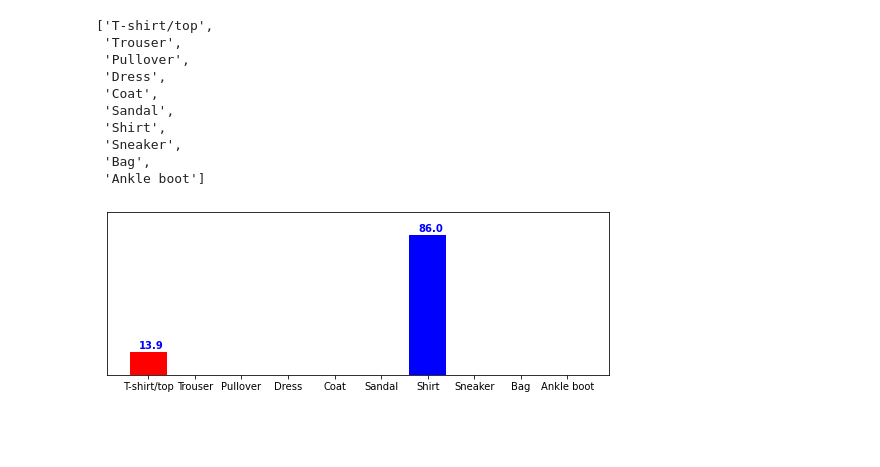
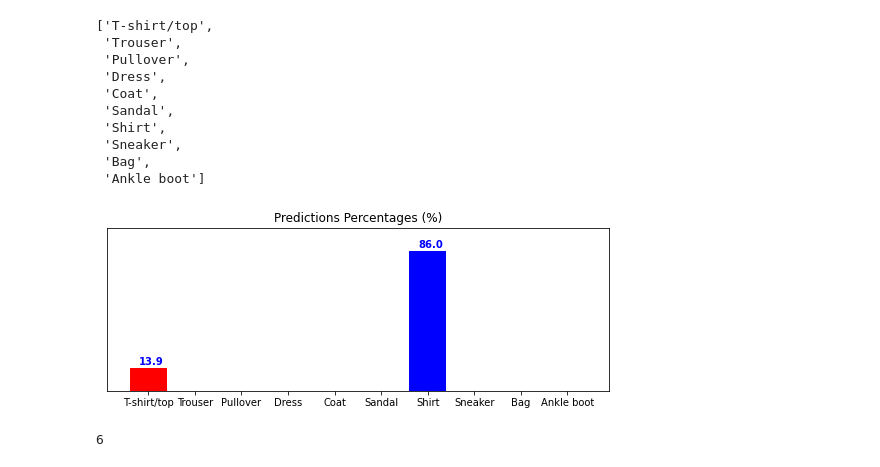
Before and after one commit to lopespaula/MachineLearningProject, a Jupyter notebook: mnist_final.ipynb, the cells around one changed output. Drawn from its saved outputs; the diff is of its cells as text; code cells hidden in the pictures; blank space fills up the shorter version.

```diff
--- a/mnist_final.ipynb
+++ b/mnist_final.ipynb
@@ -338,25 +338,30 @@ class_names
 # %%
 # Create our figure and data we'll use for plotting
 fig, ax = plt.subplots(figsize=(9, 3))
 
 color=['red']*len(predictions_percentage[0])
 
 np_predictions_percentage = np.array(predictions_percentage[0])
 max_index_col = np.argmax(np_predictions_percentage, axis=0)
 
 color[max_index_col]='blue'
 
 ax.bar(class_names, predictions_percentage[0], color=color)
 
 ax.grid(False)
 ax.set_xticks(range(10))
 ax.set_yticks([])
+ax.set_title("Predictions Percentages (%)")
 
 ax.set_ylim([0, 100])
 predicted_label = np.argmax(predictions_percentage[0])
 
 for j, p in enumerate(predictions_percentage[0]):
     if p>1:
         ax.text(j-0.2, p+2, str(p), color='blue', fontweight='bold')
 # %% [output]
-[figure, old version]
+[figure, new version]
+# %%
+np.argmax(predictions_single[0])
+# %% [output]
+6
```
Also changed, not shown: 1 other file.
